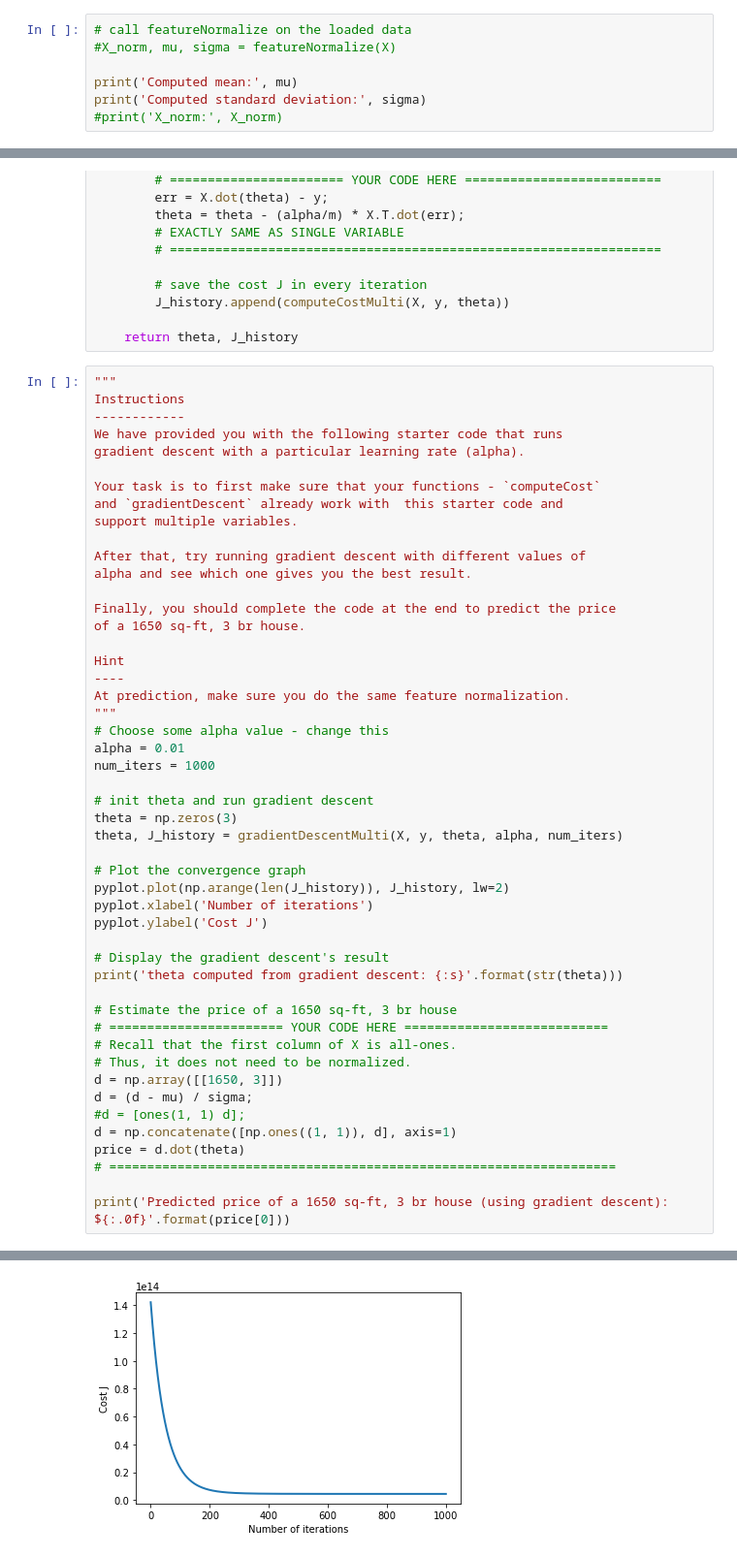
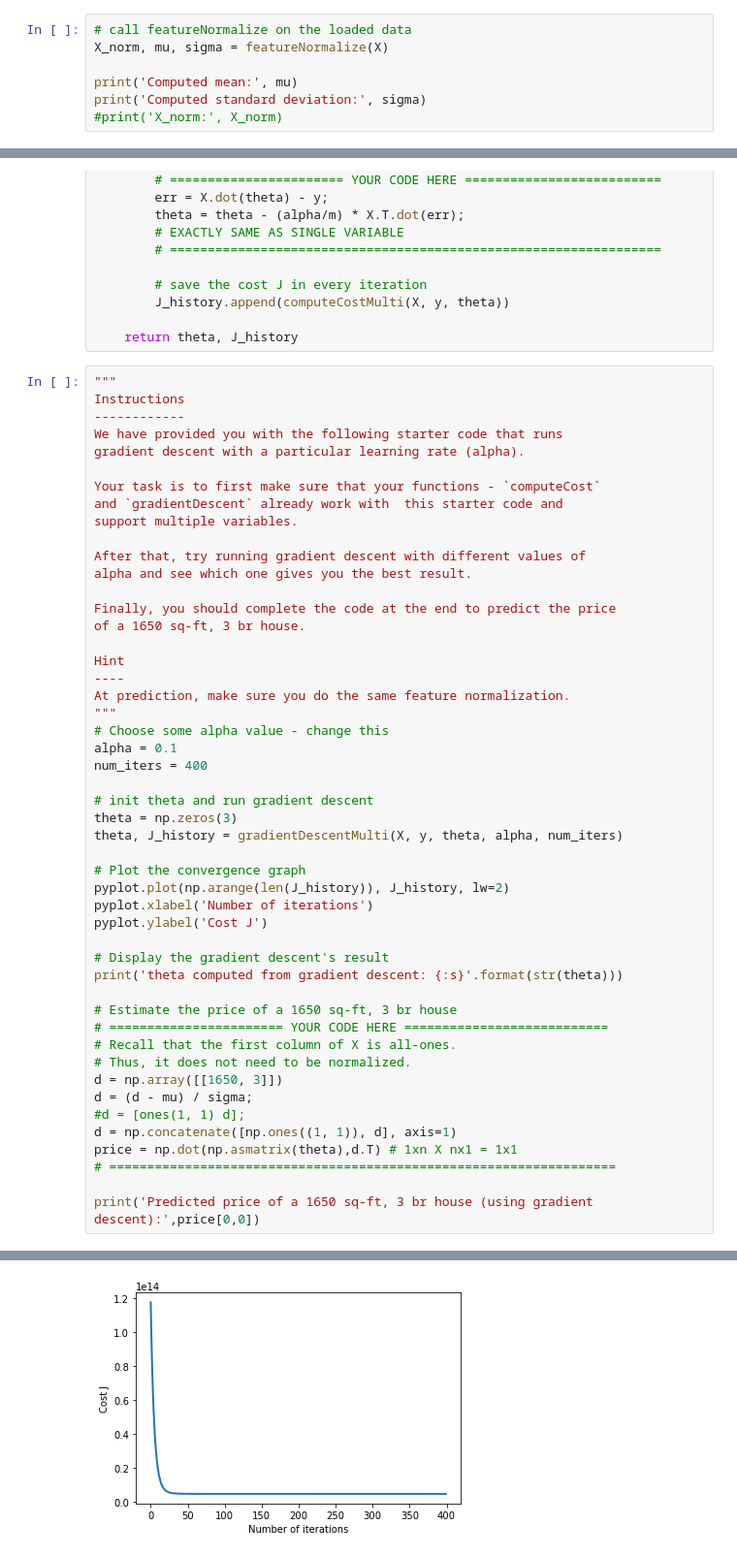
Before and after one commit to aaronliruns/ml-coursera-python-assignments, a Jupyter notebook: Exercise1/no-grader-notes.ipynb, the cells around one changed output, grey strips where cells are left out. Shown at 97% size. Saved outputs shown, nothing was run; the diff lists cells and outputs as text.

```diff
--- a/Exercise1/no-grader-notes.ipynb
+++ b/Exercise1/no-grader-notes.ipynb
@@ -374,7 +375,7 @@ def  featureNormalize(X):
     return X_norm, mu, sigma
 # %%
 # call featureNormalize on the loaded data
-#X_norm, mu, sigma = featureNormalize(X)
+X_norm, mu, sigma = featureNormalize(X)
 
 print('Computed mean:', mu)
 print('Computed standard deviation:', sigma)
@@ -549,8 +550,8 @@ Hint
 At prediction, make sure you do the same feature normalization.
 """
 # Choose some alpha value - change this
-alpha = 0.01
-num_iters = 1000
+alpha = 0.1
+num_iters = 400
 
 # init theta and run gradient descent
 theta = np.zeros(3)
@@ -572,8 +573,8 @@ d = np.array([[1650, 3]])
 d = (d - mu) / sigma;
 #d = [ones(1, 1) d];
 d = np.concatenate([np.ones((1, 1)), d], axis=1)
-price = d.dot(theta)
+price = np.dot(np.asmatrix(theta),d.T) # 1xn X nx1 = 1x1
 # ===================================================================
 
-print('Predicted price of a 1650 sq-ft, 3 br house (using gradient descent): ${:.0f}'.format(price[0]))
+print('Predicted price of a 1650 sq-ft, 3 br house (using gradient descent):',price[0,0])
 # %% [output]
@@ -582 +583 @@ Predicted price of a 1650 sq-ft, 3 br house (using gradient descent): $293222
-[figure, old version]
+[figure, new version]
```
Also changed, not shown: parts of 6 cells of this notebook.
